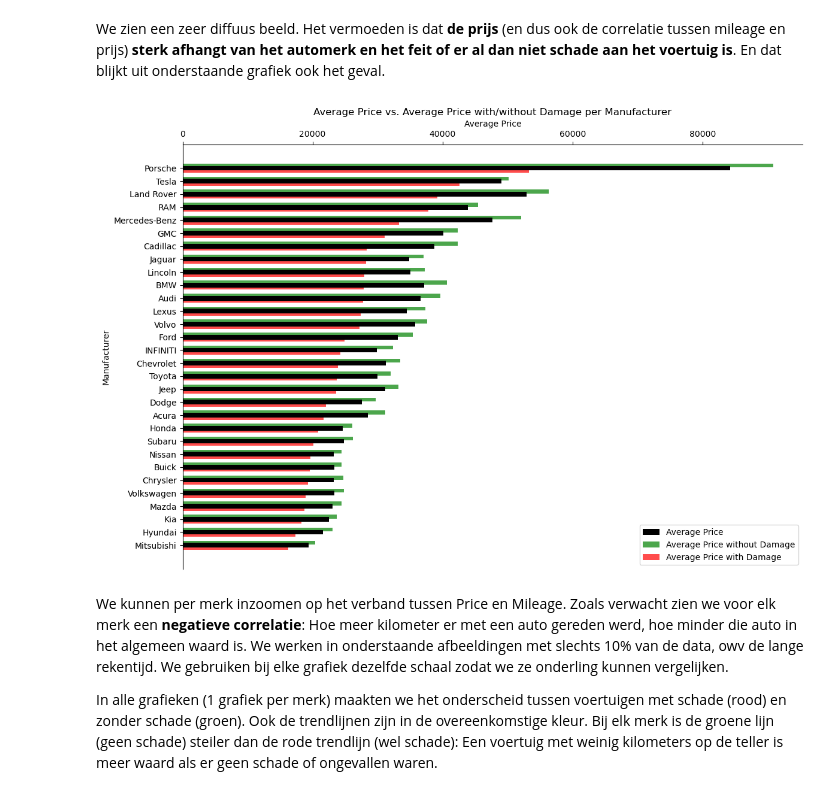
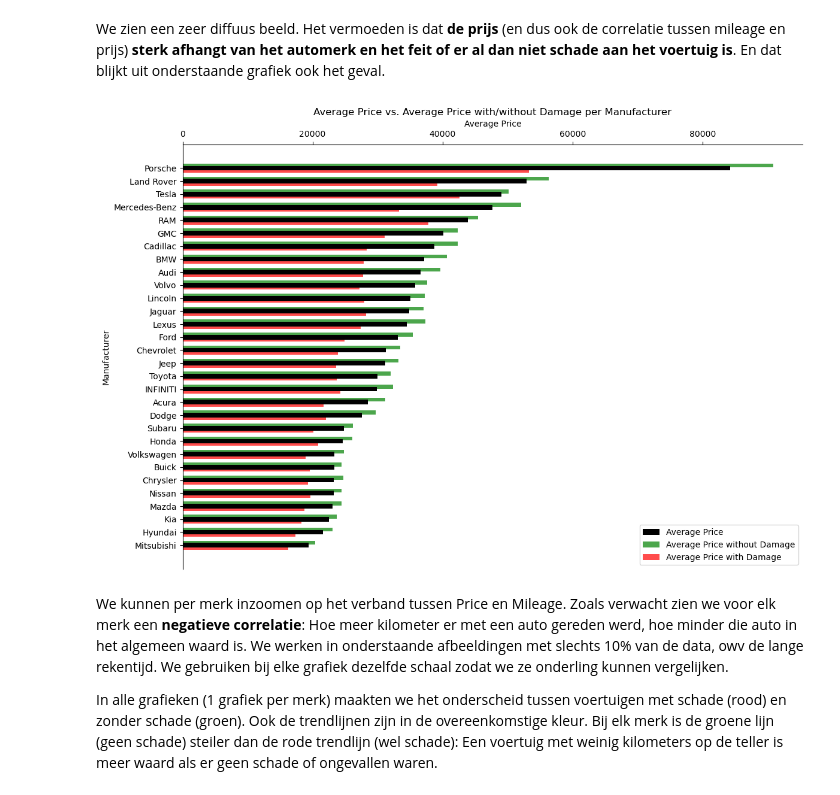
Before and after one commit to craftyraf/project-productie-proces, a Jupyter notebook: notebooks/autoproductie.ipynb, the cells around one changed output. Drawn from its saved outputs; the diff is of its cells as text; code cells hidden in the pictures.

```diff
--- a/notebooks/autoproductie.ipynb
+++ b/notebooks/autoproductie.ipynb
@@ -439,7 +439,7 @@ manufacturer_stats = df_cars_cleaned.groupby('manufacturer')['price'].agg(
 ).reset_index()
 
 # Sort the data by the longest bar
-manufacturer_stats_longest_bar = manufacturer_stats.sort_values(by=['Avg_Price_damage_1', 'Average_Price', 'Avg_Price_damage_0'], ascending=True)
+manufacturer_stats_longest_bar = manufacturer_stats.sort_values(by=['Average_Price', 'Avg_Price_damage_1', 'Avg_Price_damage_0'], ascending=True)
 
 # Select data to plot
 manufacturers = manufacturer_stats_longest_bar['manufacturer']
@@ -455,34 +455,34 @@ bar_width = 0.3
 
 # Plot the horizontal bar chart
 plt.figure(figsize=(12, 8))
 plt.barh(position - bar_width/1.5, avg_price_damage_1, height=bar_width, color='red', label='Average Price with Damage', alpha=0.7)
 plt.barh(position + bar_width/1.5, avg_price_damage_0, height=bar_width, color='green', label='Average Price without Damage', alpha=0.7)
 plt.barh(position, avg_price, height=bar_width*1.2, color='black', label='Average Price', alpha=1)
 
 # Add labels and title
 plt.xlabel('Average Price')
 plt.ylabel('Manufacturer')
 plt.yticks(position, manufacturers)
 plt.title('Average Price vs. Average Price with/without Damage per Manufacturer')
 plt.legend()
 
 # Move x-axis to the top
 plt.gca().xaxis.tick_top()
 plt.gca().xaxis.set_label_position('top')
 
 # Reverse legend handles and labels
 handles, labels = plt.gca().get_legend_handles_labels()
 plt.legend(reversed(handles), reversed(labels))
 
 # Remove right and bottom spines
 plt.gca().spines['right'].set_visible(False)
 plt.gca().spines['bottom'].set_visible(False)
 
 # Show plot
 plt.tight_layout()
 plt.show()
 # %% [output]
-[figure, old version]
+[figure, new version]
 # %% [markdown]
 We kunnen per merk inzoomen op het verband tussen Price en Mileage. Zoals verwacht zien we voor elk merk een **negatieve correlatie**: Hoe meer kilometer er met een auto gereden werd, hoe minder die auto in het algemeen waard is. We werken in onderstaande afbeeldingen met slechts 10% van de data, owv de lange rekentijd. We gebruiken bij elke grafiek dezelfde schaal zodat we ze onderling kunnen vergelijken.
 
```
